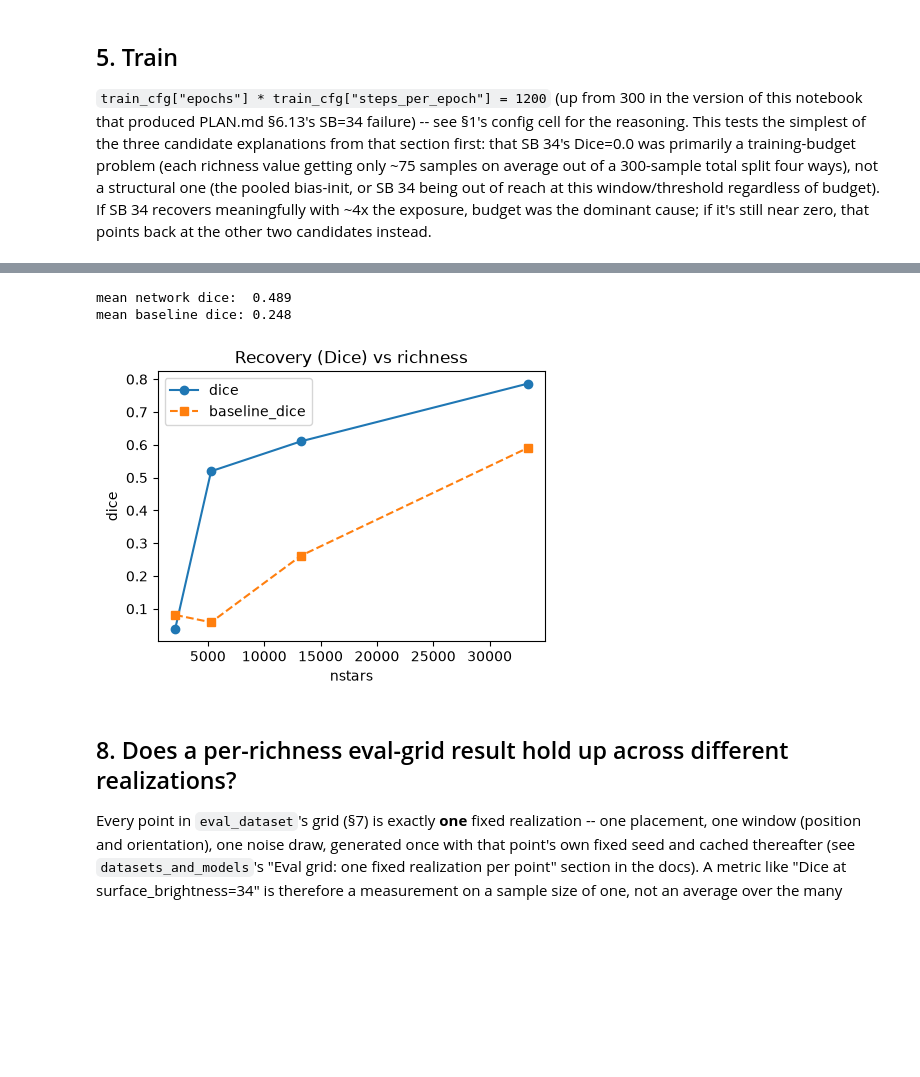
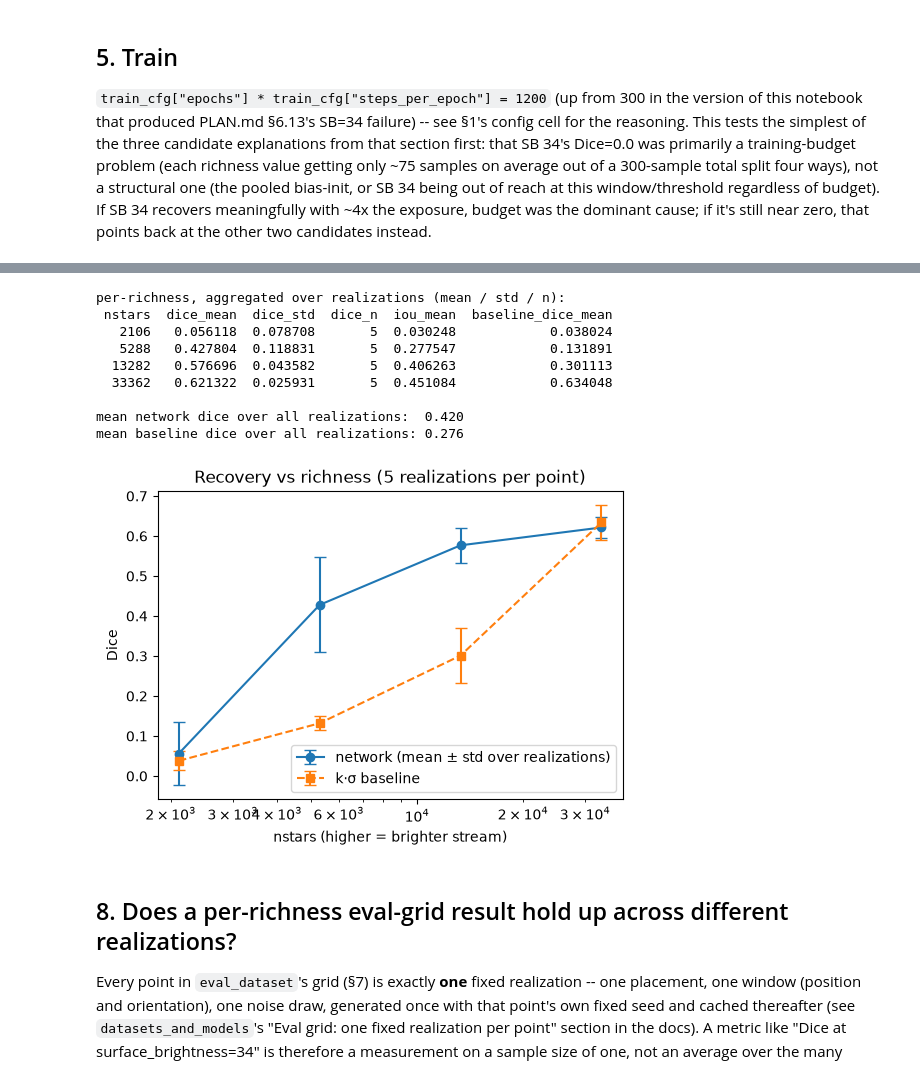
Before and after one commit to MatthieuPE/streamgoggles, a Jupyter notebook: notebooks/train_model.ipynb, the cells around one changed output, grey strips where cells are left out. Saved outputs shown, nothing was run; the diff lists cells and outputs as text; code cells hidden in the pictures; blank space fills up the shorter version.

```diff
--- a/notebooks/train_model.ipynb
+++ b/notebooks/train_model.ipynb
@@ -342,4 +387,5 @@ eval_transform = StreamMapTransform(normalizer=normalizer, augment=False)
 
 train_dataset_norm = _TransformedDataset(train_dataset, train_transform)
 eval_dataset_norm = _TransformedDataset(eval_dataset, eval_transform)
+eval_dataset_multi_norm = _TransformedDataset(eval_dataset_multi, eval_transform)
 # %% [output]
@@ -493,7 +566,11 @@ diverging colormap centered on 0, fixed to the `[-1, 1]` range this bounded
 target actually spans) -- pixels where the model is confidently wrong stand
 out at either extreme.
 # %%
-sample0 = eval_dataset_norm[0]
+# Change this and re-run the cell to inspect a different validation sample
+# (see the markdown above for what the index means).
+inspect_idx = 0
+
+sample0 = eval_dataset_norm[inspect_idx]
 channels_meta = sample0["metadata"]["channels"]
 good_idx = next(
     i
@@ -539,7 +616,10 @@ for ax, img, title, cm, kwargs in zip(
     im = ax.imshow(_masked(img), origin="lower", cmap=cm, **kwargs)
     ax.set_title(title, fontsize=9)
     plt.colorbar(im, ax=ax, fraction=0.046)
-fig.suptitle(f"eval sample 0 -- richness/nstars={sample0['params']['nstars']} (grey = outside footprint)")
+fig.suptitle(
+    f"VALIDATION sample (eval grid index {inspect_idx}) -- "
+    f"richness/nstars={sample0['params']['nstars']} (grey = outside footprint)"
+)
 plt.tight_layout()
 plt.show()
 # %% [output]
@@ -568,14 +663,16 @@ actually tests yet.
 # %%
 results = evaluate_on_grid(
-    model, eval_dataset_norm, metrics=["mse", "dice", "iou", "correlation", "weighted_recall"]
+    model,
+    eval_dataset_multi_norm,
+    metrics=["mse", "dice", "iou", "correlation", "weighted_recall", "confusion"],
 )
 
 baseline_dice = []
 for idx in results["id"]:
-    raw_sample = eval_dataset[idx]  # unnormalized -- real count units
+    raw_sample = eval_dataset_multi[idx]  # unnormalized -- real count units
     baseline_pred = build_baseline(raw_sample["map_stack"][good_idx], raw_sample["valid_mask"], k=2.0)
     baseline_dice.append(dice(baseline_pred, raw_sample["label_stack"][good_idx], raw_sample["valid_mask"]))
 results["baseline_dice"] = baseline_dice
 
-results
+results[["nstars", "replicate", "dice", "iou", "correlation", "tp", "fp", "fn", "baseline_dice"]]
 # %% [output]
@@ -587,15 +696,45 @@ results
 # %%
-print(f"mean network dice:  {results['dice'].mean():.3f}")
-print(f"mean baseline dice: {results['baseline_dice'].mean():.3f}")
+summary = aggregate_over_replicates(
+    results,
+    metrics=["dice", "iou", "correlation", "baseline_dice", "tp", "fp", "fn"],
+    group_by=["nstars"],
+)
+print("per-richness, aggregated over realizations (mean / std / n):")
+print(
+    summary[
+        ["nstars", "dice_mean", "dice_std", "dice_n", "iou_mean", "baseline_dice_mean"]
+    ].to_string(index=False)
+)
+print()
+print(f"mean network dice over all realizations:  {results['dice'].mean():.3f}")
+print(f"mean baseline dice over all realizations: {results['baseline_dice'].mean():.3f}")
 
-fig, ax = plt.subplots(figsize=(5, 3.5))
-plot_recovery_vs_parameter(results, param_name="nstars", metric="dice", ax=ax, baseline_metric="baseline_dice")
-ax.set_title("Recovery (Dice) vs richness")
+fig, ax = plt.subplots(figsize=(6, 4))
+ax.errorbar(
+    summary["nstars"], summary["dice_mean"], yerr=summary["dice_std"],
+    marker="o", capsize=4, label="network (mean ± std over realizations)",
+)
+ax.errorbar(
+    summary["nstars"], summary["baseline_dice_mean"], yerr=summary["baseline_dice_std"],
+    marker="s", linestyle="--", capsize=4, label="k·σ baseline",
+)
+ax.set_xscale("log")
+ax.set_xlabel("nstars (higher = brighter stream)")
+ax.set_ylabel("Dice")
+ax.set_title(f"Recovery vs richness ({n_eval_replicates} realizations per point)")
+ax.legend()
 plt.show()
 # %% [output]
-mean network dice:  0.489
-mean baseline dice: 0.248
+per-richness, aggregated over realizations (mean / std / n):
+ nstars  dice_mean  dice_std  dice_n  iou_mean  baseline_dice_mean
+   2106   0.056118  0.078708       5  0.030248            0.038024
+   5288   0.427804  0.118831       5  0.277547            0.131891
+  13282   0.576696  0.043582       5  0.406263            0.301113
+  33362   0.621322  0.025931       5  0.451084            0.634048
+
+mean network dice over all realizations:  0.420
+mean baseline dice over all realizations: 0.276
-[figure, old version]
+[figure, new version]
 # %% [markdown]
 ## 8. Does a per-richness eval-grid result hold up across different realizations?
 
```
Also changed, not shown: parts of 14 cells of this notebook, 4 other files.
